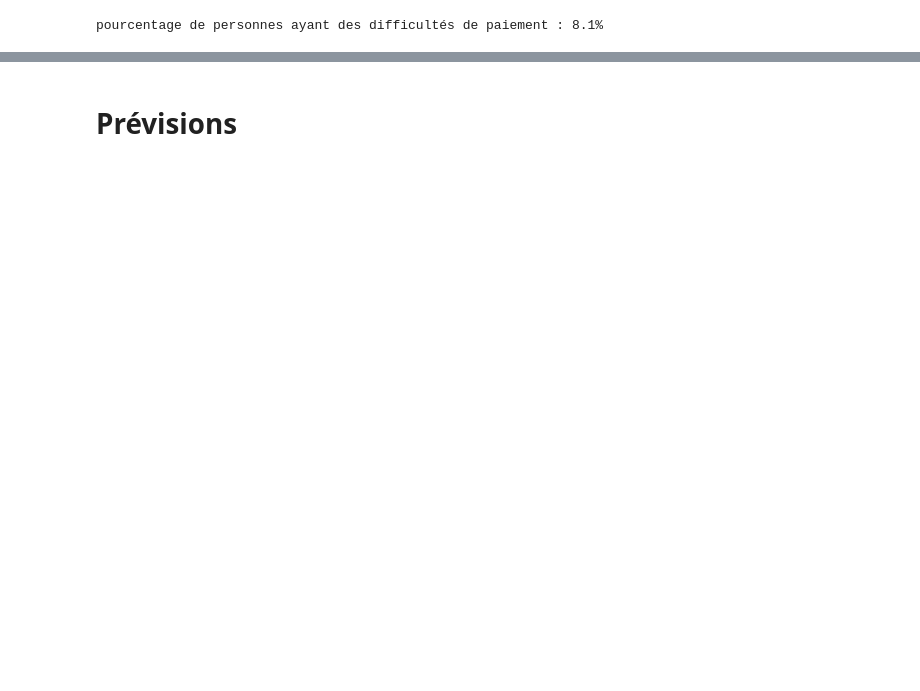
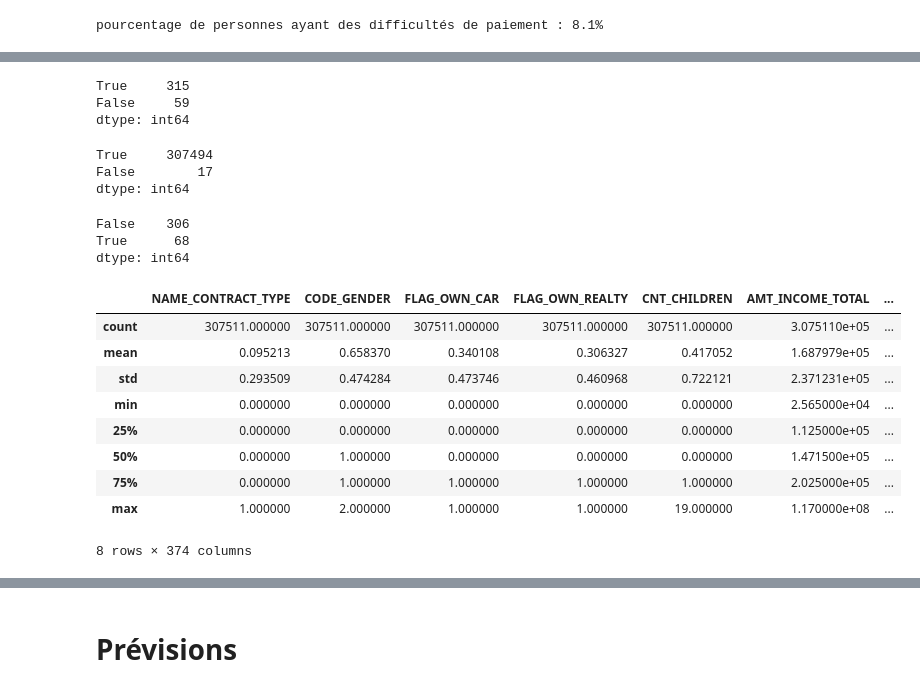
Before and after one commit to sunktoteca/OC-Parcours-DS-P7, a Jupyter notebook: modelisation/scoring - modelisation.ipynb, the cells around one changed output, grey strips where cells are left out. Saved outputs shown, nothing was run; the diff lists cells and outputs as text; code cells hidden in the pictures; blank space fills up the shorter version.

```diff
--- a/modelisation/scoring - modelisation.ipynb
+++ b/modelisation/scoring - modelisation.ipynb
@@ -398,0 +416,34 @@ data.drop(columns = [x for x in list(data.columns) if 'SK_ID' in x], inplace=Tru
+# %%
+# Nombre de colonnes ayant des valeurs nulles
+(data.isnull().sum()>0).value_counts()
+# %% [output]
+True     315
+False     59
+dtype: int64
+# %%
+# Nombre de lignes ayant des valeurs nulles
+(data.isnull().sum(axis=1)>0).value_counts()
+# %% [output]
+True     307494
+False        17
+dtype: int64
+# %%
+# Nombre de colonnes ayant moins de 1% de valeurs nulles
+((data.isnull().sum()/data.count()*100)<1).value_counts()
+# %% [output]
+False    306
+True      68
+dtype: int64
+# %%
+data.describe()
+# %% [output]
+|  | NAME_CONTRACT_TYPE | CODE_GENDER | FLAG_OWN_CAR | FLAG_OWN_REALTY | CNT_CHILDREN | AMT_INCOME_TOTAL | ... |
+| count | 307511.000000 | 307511.000000 | 307511.000000 | 307511.000000 | 307511.000000 | 3.075110e+05 | ... |
+| mean | 0.095213 | 0.658370 | 0.340108 | 0.306327 | 0.417052 | 1.687979e+05 | ... |
+| std | 0.293509 | 0.474284 | 0.473746 | 0.460968 | 0.722121 | 2.371231e+05 | ... |
+| min | 0.000000 | 0.000000 | 0.000000 | 0.000000 | 0.000000 | 2.565000e+04 | ... |
+| 25% | 0.000000 | 0.000000 | 0.000000 | 0.000000 | 0.000000 | 1.125000e+05 | ... |
+| 50% | 0.000000 | 1.000000 | 0.000000 | 0.000000 | 0.000000 | 1.471500e+05 | ... |
+| 75% | 0.000000 | 1.000000 | 1.000000 | 1.000000 | 1.000000 | 2.025000e+05 | ... |
+| max | 1.000000 | 2.000000 | 1.000000 | 1.000000 | 19.000000 | 1.170000e+08 | ... |
+8 rows × 374 columns
```
Also changed, not shown: parts of 46 cells of this notebook.
